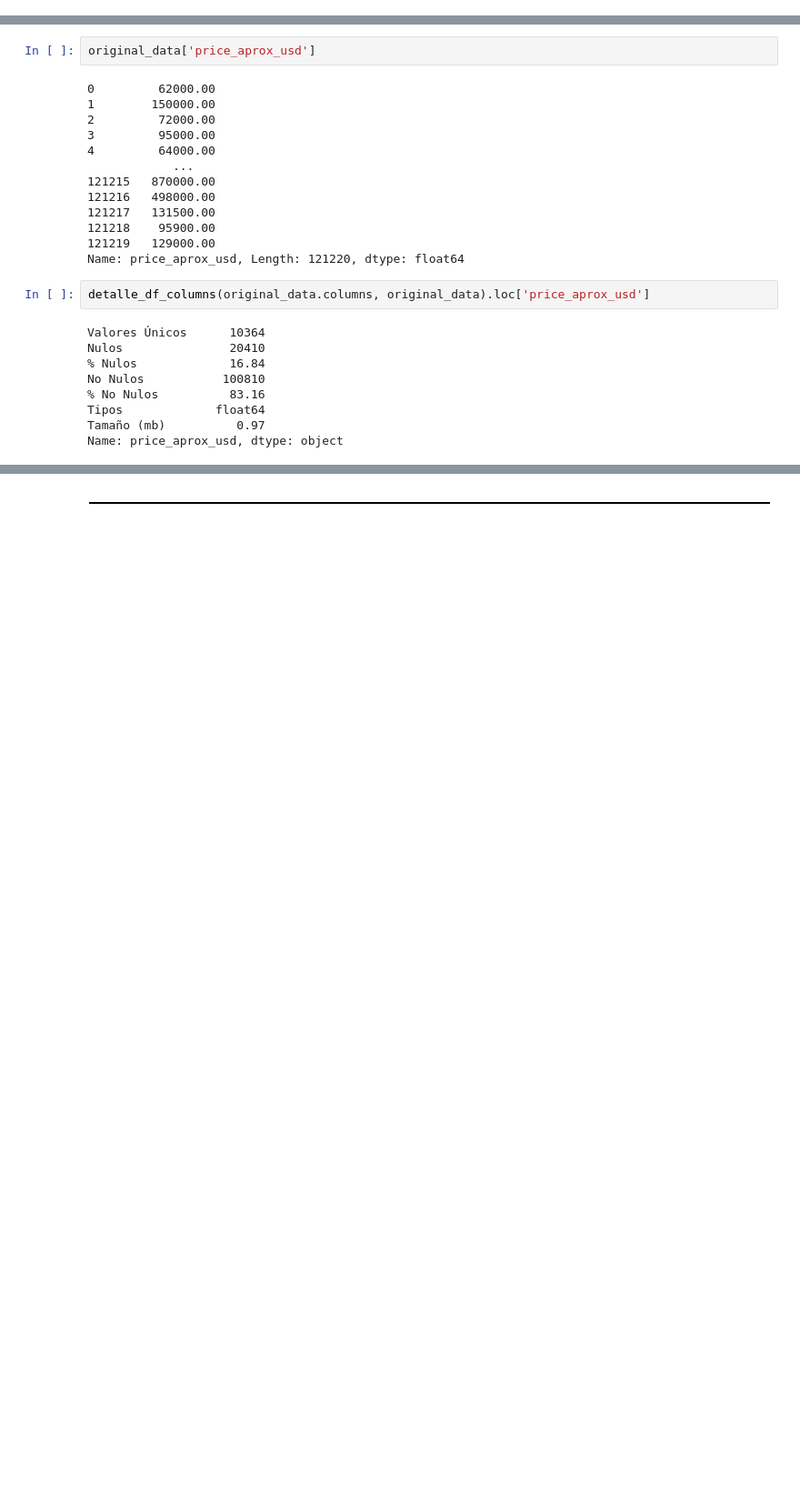
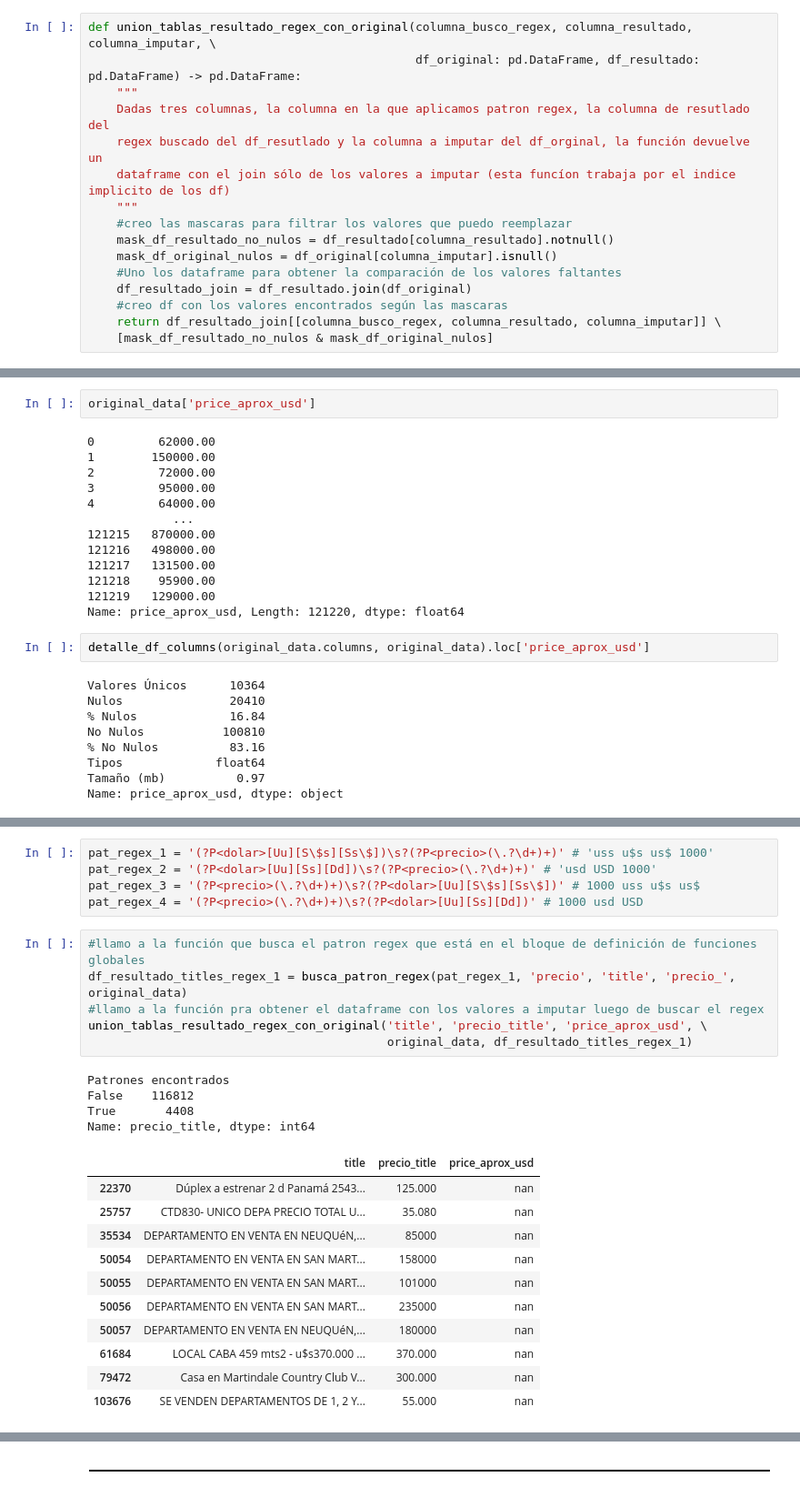
Before and after one commit to Sergio-Piazza/TP1_Grupo_7_Dhdsblend, a Jupyter notebook: Desafio_1_Grupo_7.ipynb, the cells around one changed output, grey strips where cells are left out. Shown: that part at 91% size. Saved outputs shown, nothing was run; the diff lists cells and outputs as text; blank space fills up the shorter version.

```diff
--- a/Desafio_1_Grupo_7.ipynb
+++ b/Desafio_1_Grupo_7.ipynb
@@ -76,3 +95,19 @@ def detalle_df_columns(cols: list, df: pd.DataFrame) -> pd.DataFrame:
+# %%
+def union_tablas_resultado_regex_con_original(columna_busco_regex, columna_resultado, columna_imputar, \
+                                              df_original: pd.DataFrame, df_resultado: pd.DataFrame) -> pd.DataFrame:
+    """
+    Dadas tres columnas, la columna en la que aplicamos patron regex, la columna de resutlado del
+    regex buscado del df_resutlado y la columna a imputar del df_orginal, la función devuelve un
+    dataframe con el join sólo de los valores a imputar (esta funcíon trabaja por el indice implicito de los df)
+    """
+    #creo las mascaras para filtrar los valores que puedo reemplazar
+    mask_df_resultado_no_nulos = df_resultado[columna_resultado].notnull()
+    mask_df_original_nulos = df_original[columna_imputar].isnull()
+    #Uno los dataframe para obtener la comparación de los valores faltantes
+    df_resultado_join = df_resultado.join(df_original)
+    #creo df con los valores encontrados según las mascaras
+    return df_resultado_join[[columna_busco_regex, columna_resultado, columna_imputar]] \
+    [mask_df_resultado_no_nulos & mask_df_original_nulos]
 # %% [markdown]
 ![Linea_divisoria.png](attachment:Linea_divisoria.png)
 # %% [markdown]
@@ -863,0 +906,27 @@ Name: price_aprox_usd, dtype: object
+# %%
+pat_regex_1 = '(?P<dolar>[Uu][S\$s][Ss\$])\s?(?P<precio>(\.?\d+)+)' # 'uss u$s us$ 1000'
+pat_regex_2 = '(?P<dolar>[Uu][Ss][Dd])\s?(?P<precio>(\.?\d+)+)' # 'usd USD 1000'
+pat_regex_3 = '(?P<precio>(\.?\d+)+)\s?(?P<dolar>[Uu][S\$s][Ss\$])' # 1000 uss u$s us$
+pat_regex_4 = '(?P<precio>(\.?\d+)+)\s?(?P<dolar>[Uu][Ss][Dd])' # 1000 usd USD
+# %%
+#llamo a la función que busca el patron regex que está en el bloque de definición de funciones globales
+df_resultado_titles_regex_1 = busca_patron_regex(pat_regex_1, 'precio', 'title', 'precio_', original_data)
+#llamo a la función pra obtener el dataframe con los valores a imputar luego de buscar el regex
+union_tablas_resultado_regex_con_original('title', 'precio_title', 'price_aprox_usd', \
+                                          original_data, df_resultado_titles_regex_1)
+# %% [output]
+Patrones encontrados
+False    116812
+True       4408
+Name: precio_title, dtype: int64
+|  | title | precio_title | price_aprox_usd |
+| 22370 | Dúplex a estrenar 2 d Panamá 2543... | 125.000 | nan |
+| 25757 | CTD830- UNICO DEPA PRECIO TOTAL U... | 35.080 | nan |
+| 35534 | DEPARTAMENTO EN VENTA EN NEUQUéN,... | 85000 | nan |
+| 50054 | DEPARTAMENTO EN VENTA EN SAN MART... | 158000 | nan |
+| 50055 | DEPARTAMENTO EN VENTA EN SAN MART... | 101000 | nan |
+| 50056 | DEPARTAMENTO EN VENTA EN SAN MART... | 235000 | nan |
+| 50057 | DEPARTAMENTO EN VENTA EN NEUQUéN,... | 180000 | nan |
+| 61684 | LOCAL CABA 459 mts2 - u$s370.000 ... | 370.000 | nan |
+| 79472 | Casa en Martindale Country Club V... | 300.000 | nan |
+| 103676 | SE VENDEN DEPARTAMENTOS DE 1, 2 Y... | 55.000 | nan |
```
Also changed, not shown: parts of 6 cells of this notebook.
